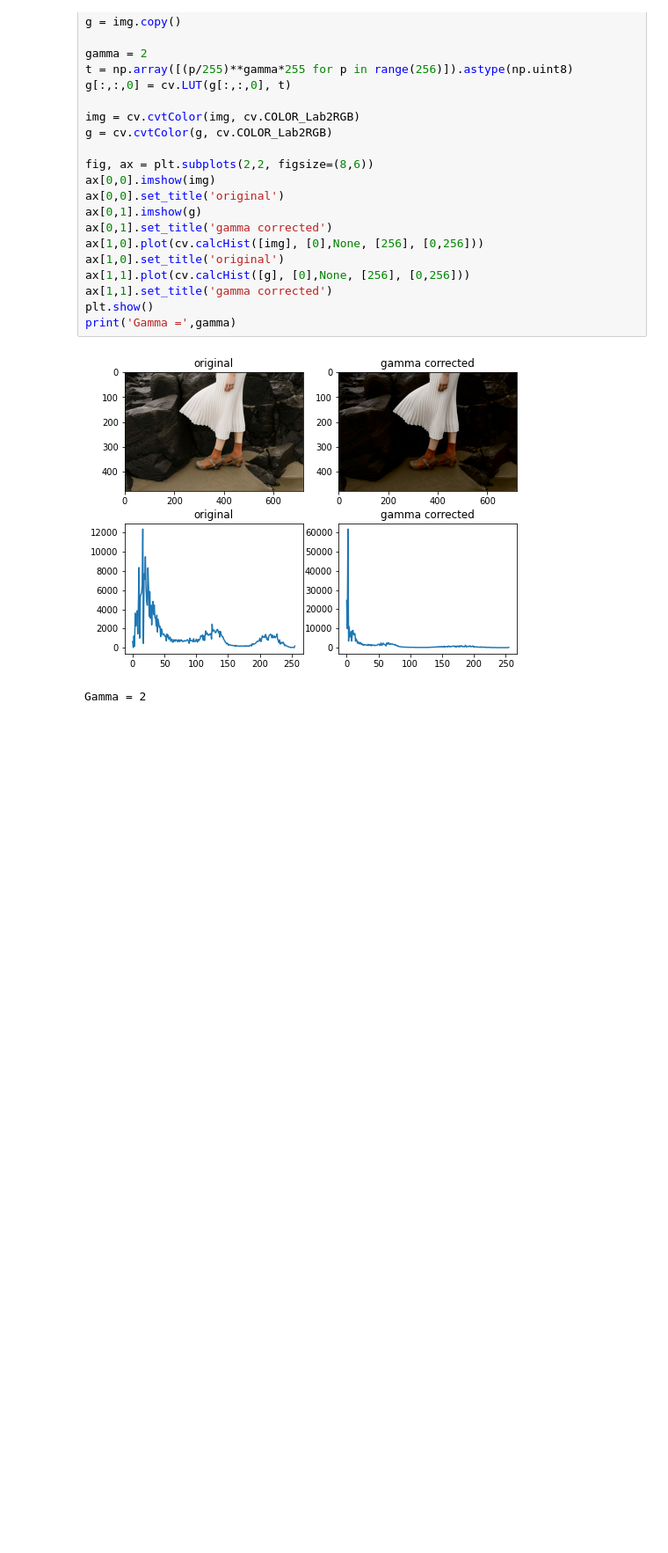
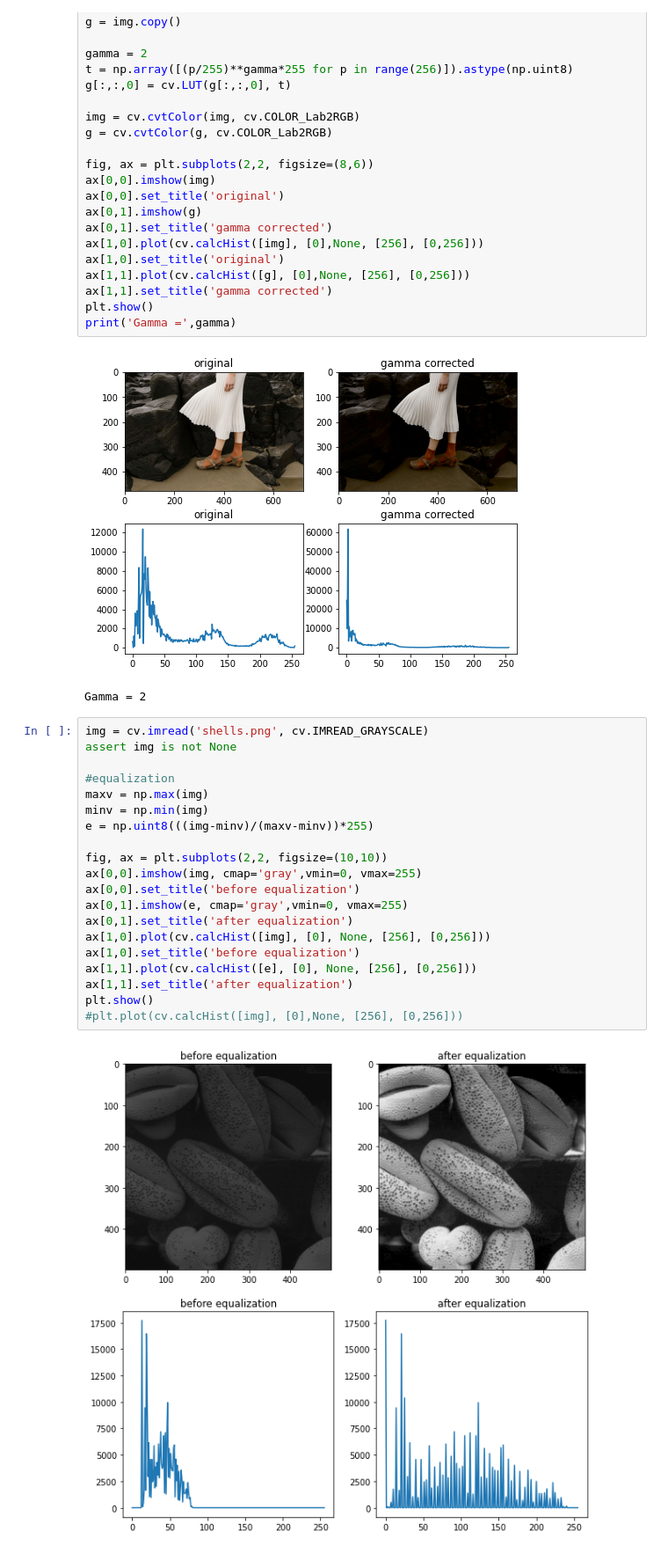
Before and after one commit to Loshanan/Image-processing, a Jupyter notebook: assignment_1.ipynb, the cells around one changed output. Shown at 88% size. Drawn from its saved outputs; the diff is of its cells as text; blank space fills up the shorter version.

```diff
--- a/assignment_1.ipynb
+++ b/assignment_1.ipynb
@@ -104,3 +104,25 @@ print('Gamma =',gamma)
 # %% [output]
 [figure]
 Gamma = 2
+# %%
+img = cv.imread('shells.png', cv.IMREAD_GRAYSCALE)
+assert img is not None
+
+#equalization
+maxv = np.max(img)
+minv = np.min(img)
+e = np.uint8(((img-minv)/(maxv-minv))*255)
+
+fig, ax = plt.subplots(2,2, figsize=(10,10))
+ax[0,0].imshow(img, cmap='gray',vmin=0, vmax=255)
+ax[0,0].set_title('before equalization')
+ax[0,1].imshow(e, cmap='gray',vmin=0, vmax=255)
+ax[0,1].set_title('after equalization')
+ax[1,0].plot(cv.calcHist([img], [0], None, [256], [0,256]))
+ax[1,0].set_title('before equalization')
+ax[1,1].plot(cv.calcHist([e], [0], None, [256], [0,256]))
+ax[1,1].set_title('after equalization')
+plt.show()
+#plt.plot(cv.calcHist([img], [0],None, [256], [0,256]))
+# %% [output]
+[figure, added]
```
